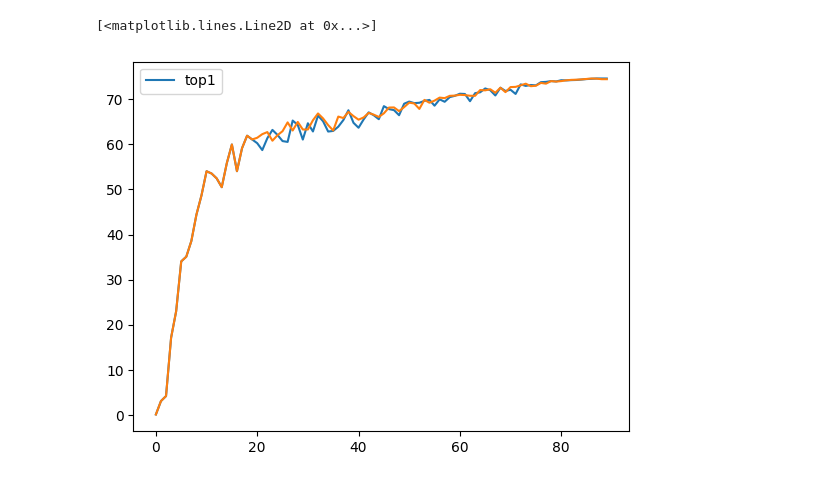
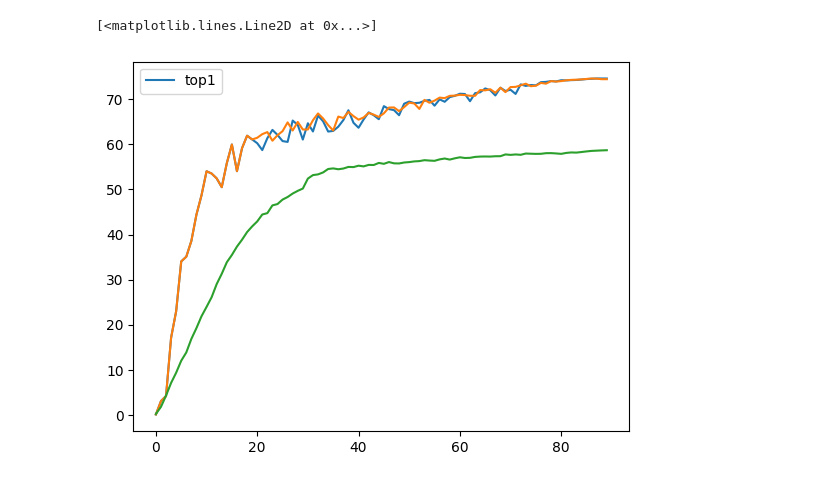
Before and after one commit to jasperzhong/pytorch-image-models, a Jupyter notebook: plot/plot.ipynb, the cells around one changed output. Saved outputs shown, nothing was run; the diff lists cells and outputs as text; code cells hidden in the pictures.

```diff
--- a/plot/plot.ipynb
+++ b/plot/plot.ipynb
@@ -4,18 +4,24 @@ import numpy as np
 import pandas as pd
 import matplotlib.pyplot as plt
 # %%
-with open("train_imagenet_orignal.log") as f:
+with open("train_resnet50_imagenet_orignal.log") as f:
     data = f.read()
 top1 = np.array([float(num) for num in re.findall(r"top1', (\d+\.\d+)", data)][:90])
 
-with open("train_imagenet.log") as f:
+with open("train_resnet50_imagenet.log") as f:
     data = f.read()
 top1_undo = np.array([float(num) for num in re.findall(r"top1', (\d+\.\d+)", data)][:90])
+
+with open("train_vit_base_patch32_224_imagenet_original.log") as f:
+    data = f.read()
+top1_vit = np.array([float(num) for num in re.findall(r"top1', (\d+\.\d+)", data)][:84])
+top1_vit = np.concatenate([top1_vit, [58.30200001, 58.43600008, 58.5500001, 58.60599995, 58.65999997, 58.70199995]])
 
 df = pd.DataFrame(top1, columns=["top1"])
 ax = df.plot()
 
 ax.plot(top1_undo, label="top1 with undo")
+ax.plot(top1_vit, label="top1 with undo")
 # %% [output]
 [<matplotlib.lines.Line2D at 0x...>]
-[figure, old version]
+[figure, new version]
```
Also changed, not shown: parts of 2 cells of this notebook, 1 other file.
